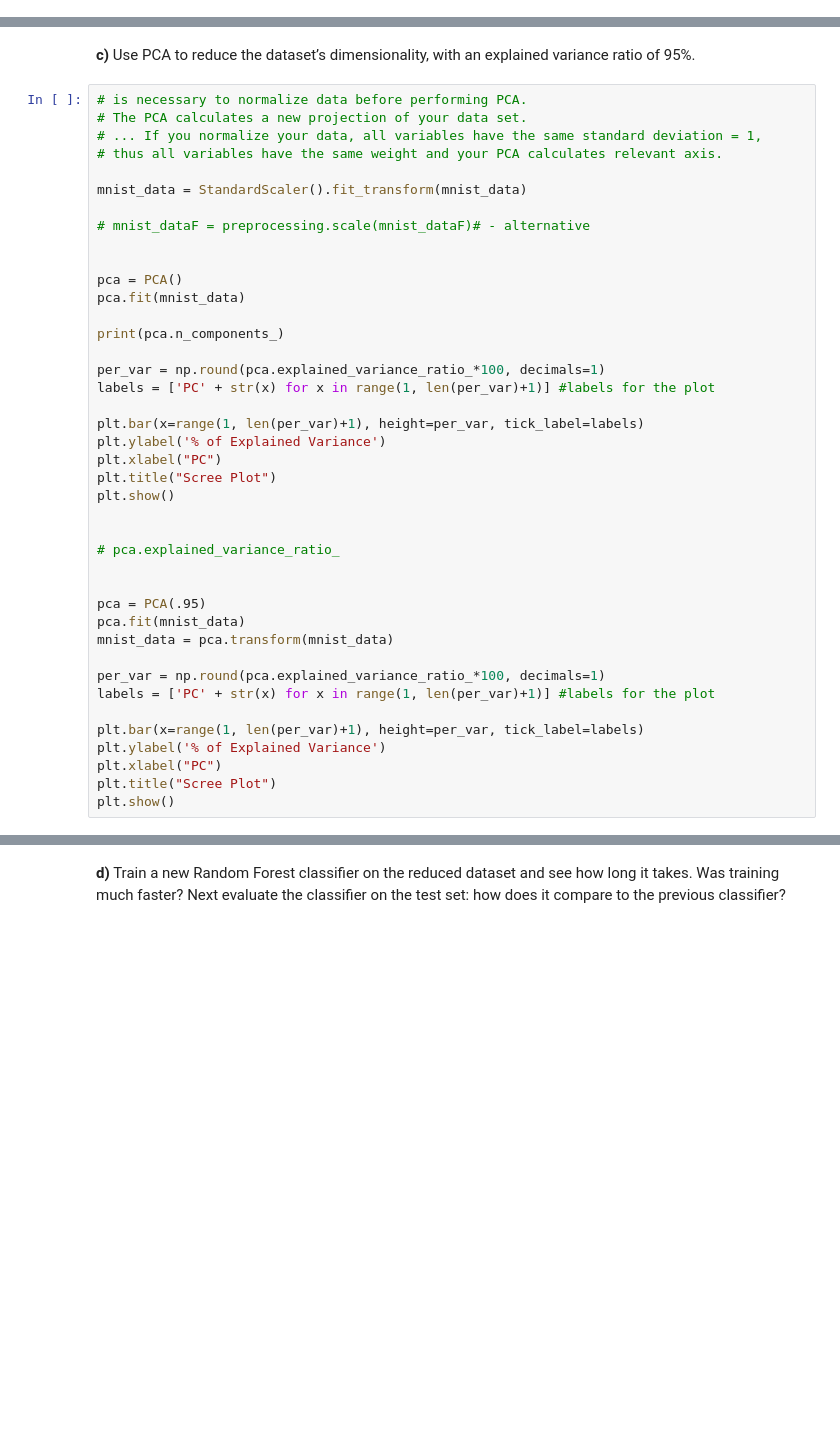
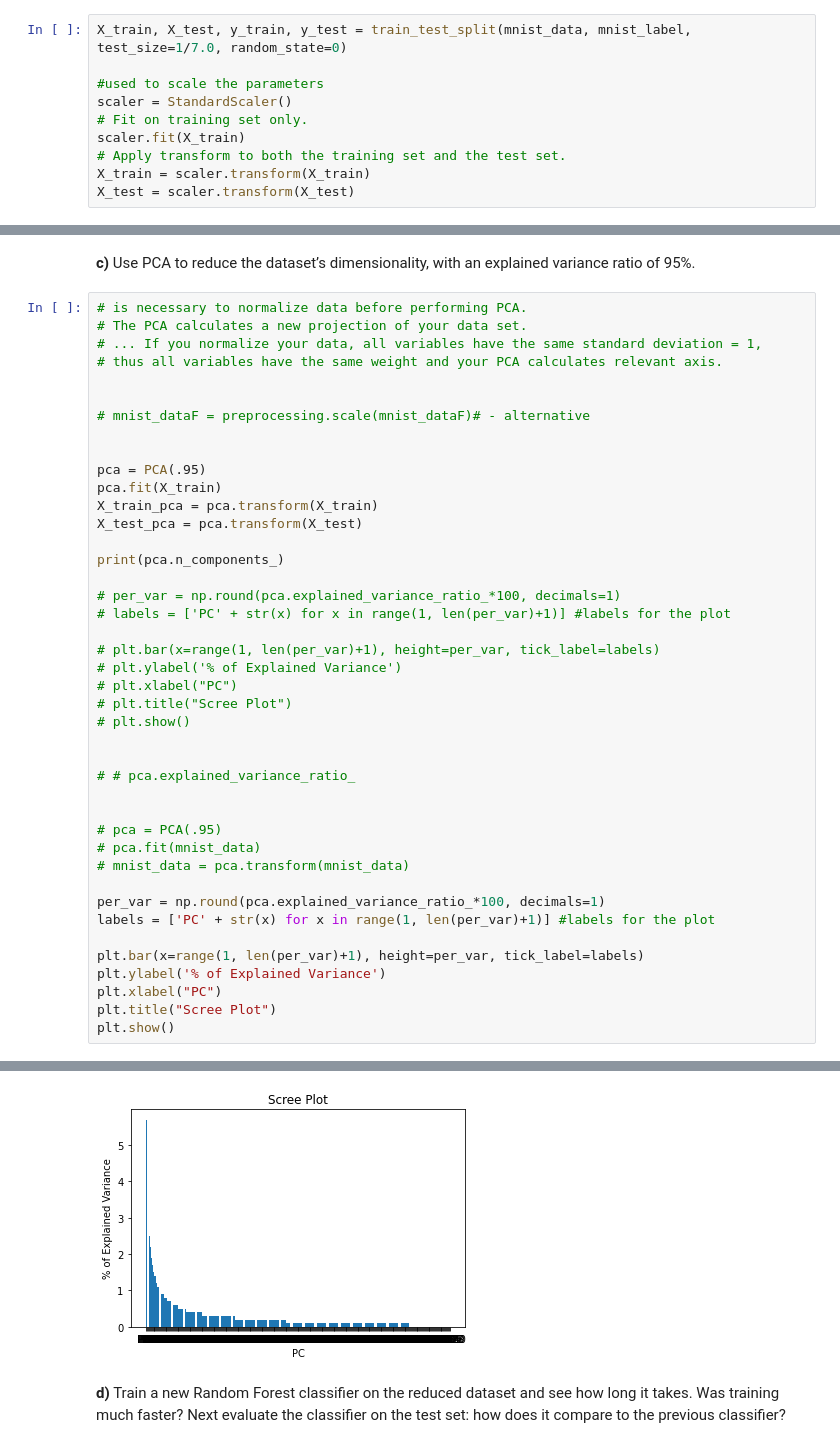
Before and after one commit to machine-learning6/machine-learning, a Jupyter notebook: Assignment_3.ipynb, the cells around one changed output, grey strips where cells are left out. Cells and saved outputs as stored; diff of their text form; blank space fills up the shorter version.

```diff
--- a/Assignment_3.ipynb
+++ b/Assignment_3.ipynb
@@ -503,3 +503,13 @@ X_train, X_test, y_train, y_test = train_test_split(mnist_data, mnist_label, tes
+# %%
+X_train, X_test, y_train, y_test = train_test_split(mnist_data, mnist_label, test_size=1/7.0, random_state=0)
+
+#used to scale the parameters
+scaler = StandardScaler()
+# Fit on training set only.
+scaler.fit(X_train)
+# Apply transform to both the training set and the test set.
+X_train = scaler.transform(X_train)
+X_test = scaler.transform(X_test)
 # %% [markdown]
 **b)** Train a Random Forest classifier on the dataset and time how long it takes.
    Then evaluate the resulting model on the test set (disregarding "don't use test set")
@@ -517,15 +561,33 @@ print("Accuracy on test set: {:.3f}".format(forest.score(X_test, y_test)))
 # ... If you normalize your data, all variables have the same standard deviation = 1,
 # thus all variables have the same weight and your PCA calculates relevant axis.
 
-mnist_data = StandardScaler().fit_transform(mnist_data)
 
 # mnist_dataF = preprocessing.scale(mnist_dataF)# - alternative
 
 
-pca = PCA()
-pca.fit(mnist_data)
+pca = PCA(.95)
+pca.fit(X_train)
+X_train_pca = pca.transform(X_train)
+X_test_pca = pca.transform(X_test)
 
 print(pca.n_components_)
+
+# per_var = np.round(pca.explained_variance_ratio_*100, decimals=1)
+# labels = ['PC' + str(x) for x in range(1, len(per_var)+1)] #labels for the plot
+
+# plt.bar(x=range(1, len(per_var)+1), height=per_var, tick_label=labels)
+# plt.ylabel('% of Explained Variance')
+# plt.xlabel("PC")
+# plt.title("Scree Plot")
+# plt.show()
+
+
+# # pca.explained_variance_ratio_
+
+
+# pca = PCA(.95)
+# pca.fit(mnist_data)
+# mnist_data = pca.transform(mnist_data)
 
 per_var = np.round(pca.explained_variance_ratio_*100, decimals=1)
 labels = ['PC' + str(x) for x in range(1, len(per_var)+1)] #labels for the plot
@@ -535,20 +597,4 @@ plt.ylabel('% of Explained Variance')
 plt.xlabel("PC")
 plt.title("Scree Plot")
 plt.show()
-
-
-# pca.explained_variance_ratio_
-
-
-pca = PCA(.95)
-pca.fit(mnist_data)
-mnist_data = pca.transform(mnist_data)
-
-per_var = np.round(pca.explained_variance_ratio_*100, decimals=1)
-labels = ['PC' + str(x) for x in range(1, len(per_var)+1)] #labels for the plot
-
-plt.bar(x=range(1, len(per_var)+1), height=per_var, tick_label=labels)
-plt.ylabel('% of Explained Variance')
-plt.xlabel("PC")
-plt.title("Scree Plot")
-plt.show()
+# %% [output]
@@ -555,3 +602,4 @@ plt.show()
+[figure, added]
 # %% [markdown]
 **d)** Train a new Random Forest classifier on the reduced dataset and see how long it takes.
    Was training much faster? Next evaluate the classifier on the test set: how does it
```
Also changed, not shown: parts of 16 cells of this notebook.
